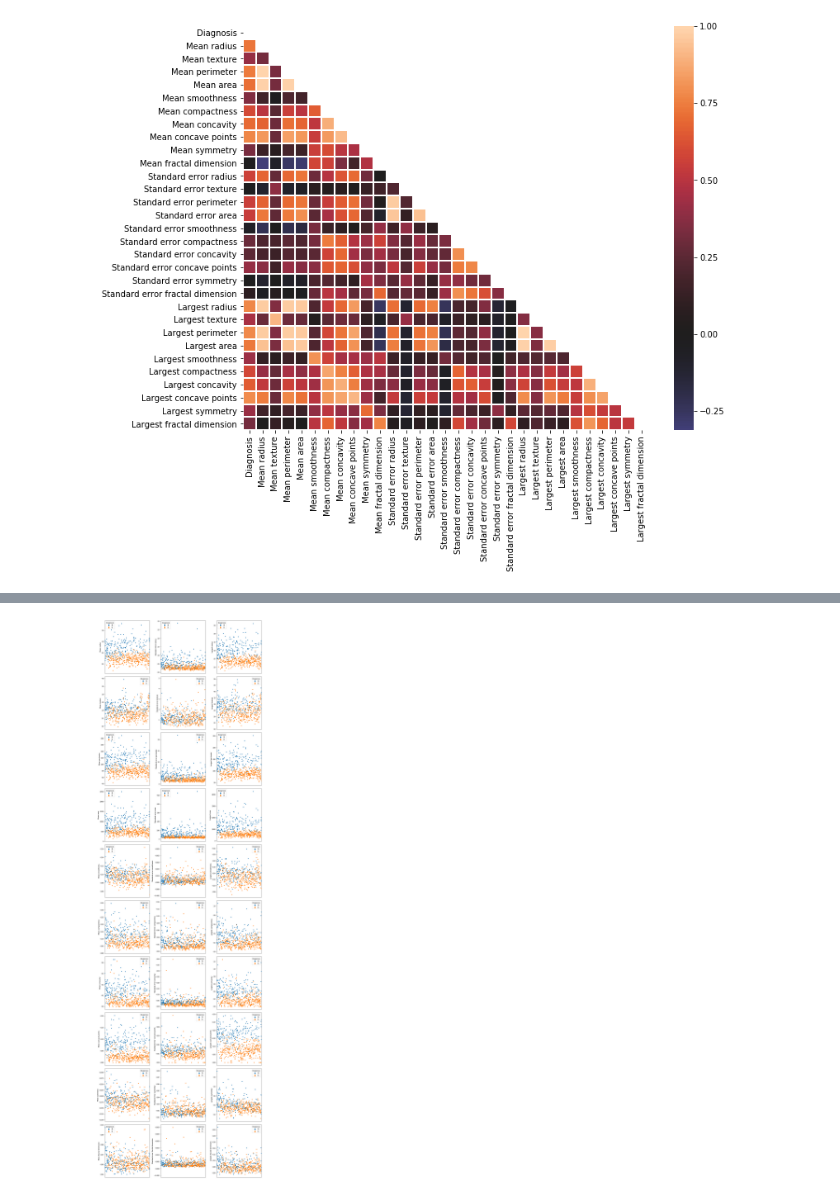
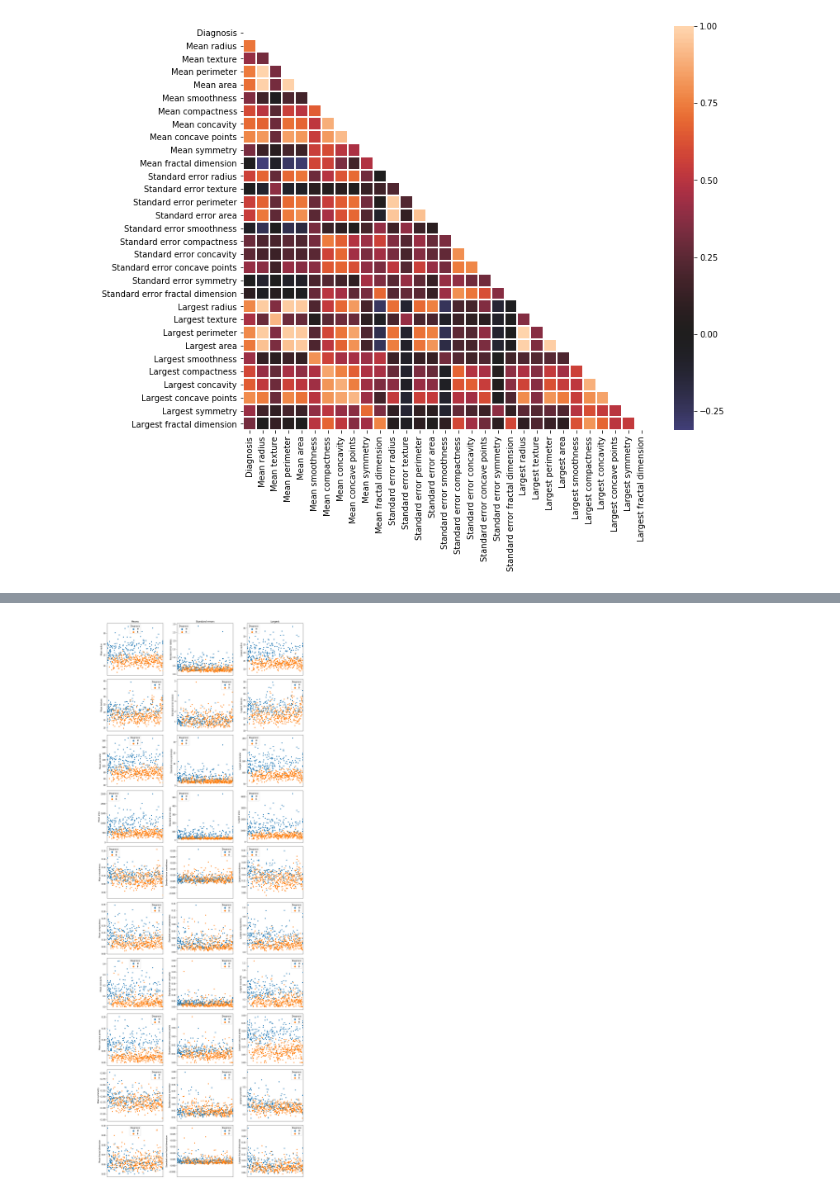
Before and after one commit to chorhatarahuduketuri/Breast-cancer-wisconsin, a Jupyter notebook: code/Breast Cancer Wisconsin EDA.ipynb, the cells around one changed output, grey strips where cells are left out. Cells and saved outputs as stored; diff of their text form; code cells hidden in the pictures.

```diff
--- a/code/Breast Cancer Wisconsin EDA.ipynb
+++ b/code/Breast Cancer Wisconsin EDA.ipynb
@@ -216,7 +217,8 @@ corr = wdbc_data_copy.drop('ID number', axis=1).corr
 # %%
+# Linear separability of target classes in each feature
+fig_3, ax_3 = plt.subplots(10, 3, figsize=(15, 40))
+
 # Because swarm plots are ever so slightly prettier than scatter plots
-fig_3, ax_3 = plt.subplots(10, 3, figsize=(15, 50))
-
 # Means
 sns.swarmplot(x=wdbc_data.index, y="Mean radius", hue="Diagnosis", data=wdbc_data, ax=ax_3[0, 0]);
 sns.swarmplot(x=wdbc_data.index, y="Mean texture", hue="Diagnosis", data=wdbc_data, ax=ax_3[1, 0]);
@@ -232,31 +234,35 @@ sns.swarmplot(x=wdbc_data.index, y="Mean fractal dimension", hue="Diagnosis", da
 # Standard errors
 sns.swarmplot(x=wdbc_data.index, y="Standard error radius", hue="Diagnosis", data=wdbc_data, ax=ax_3[0, 1]);
 sns.swarmplot(x=wdbc_data.index, y="Standard error texture", hue="Diagnosis", data=wdbc_data, ax=ax_3[1, 1]);
 sns.swarmplot(x=wdbc_data.index, y="Standard error perimeter", hue="Diagnosis", data=wdbc_data, ax=ax_3[2, 1]);
 sns.swarmplot(x=wdbc_data.index, y="Standard error area", hue="Diagnosis", data=wdbc_data, ax=ax_3[3, 1]);
 sns.swarmplot(x=wdbc_data.index, y="Standard error smoothness", hue="Diagnosis", data=wdbc_data, ax=ax_3[4, 1]);
 sns.swarmplot(x=wdbc_data.index, y="Standard error compactness", hue="Diagnosis", data=wdbc_data, ax=ax_3[5, 1]);
 sns.swarmplot(x=wdbc_data.index, y="Standard error concavity", hue="Diagnosis", data=wdbc_data, ax=ax_3[6, 1]);
 sns.swarmplot(x=wdbc_data.index, y="Standard error concave points", hue="Diagnosis", data=wdbc_data, ax=ax_3[7, 1]);
 sns.swarmplot(x=wdbc_data.index, y="Standard error symmetry", hue="Diagnosis", data=wdbc_data, ax=ax_3[8, 1]);
 sns.swarmplot(x=wdbc_data.index, y="Standard error fractal dimension", hue="Diagnosis", data=wdbc_data, ax=ax_3[9, 1]);
 
 # Largest
 sns.swarmplot(x=wdbc_data.index, y="Largest radius", hue="Diagnosis", data=wdbc_data, ax=ax_3[0, 2]);
 sns.swarmplot(x=wdbc_data.index, y="Largest texture", hue="Diagnosis", data=wdbc_data, ax=ax_3[1, 2]);
 sns.swarmplot(x=wdbc_data.index, y="Largest perimeter", hue="Diagnosis", data=wdbc_data, ax=ax_3[2, 2]);
 sns.swarmplot(x=wdbc_data.index, y="Largest area", hue="Diagnosis", data=wdbc_data, ax=ax_3[3, 2]);
 sns.swarmplot(x=wdbc_data.index, y="Largest smoothness", hue="Diagnosis", data=wdbc_data, ax=ax_3[4, 2]);
 sns.swarmplot(x=wdbc_data.index, y="Largest compactness", hue="Diagnosis", data=wdbc_data, ax=ax_3[5, 2]);
 sns.swarmplot(x=wdbc_data.index, y="Largest concavity", hue="Diagnosis", data=wdbc_data, ax=ax_3[6, 2]);
 sns.swarmplot(x=wdbc_data.index, y="Largest concave points", hue="Diagnosis", data=wdbc_data, ax=ax_3[7, 2]);
 sns.swarmplot(x=wdbc_data.index, y="Largest symmetry", hue="Diagnosis", data=wdbc_data, ax=ax_3[8, 2]);
 sns.swarmplot(x=wdbc_data.index, y="Largest fractal dimension", hue="Diagnosis", data=wdbc_data, ax=ax_3[9, 2]);
 
+ax_3[0,0].set_title('Means')
+ax_3[0,1].set_title('Standard errors')
+ax_3[0,2].set_title('Largest')
+
 # Remove x axis scale that merged into fuzzy black line
 for ax in ax_3.reshape(-1):
     ax.set_xticks([])
 
 plt.tight_layout()
 # %% [output]
-[figure, old version]
+[figure, new version]
```
Also changed, not shown: parts of 6 cells of this notebook.
